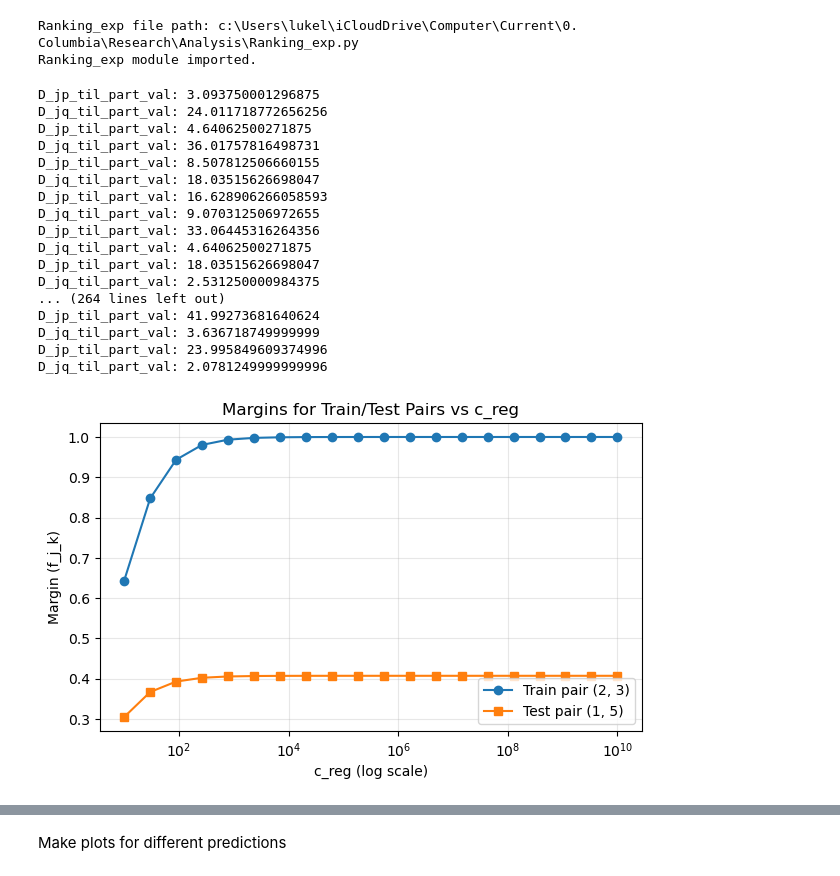
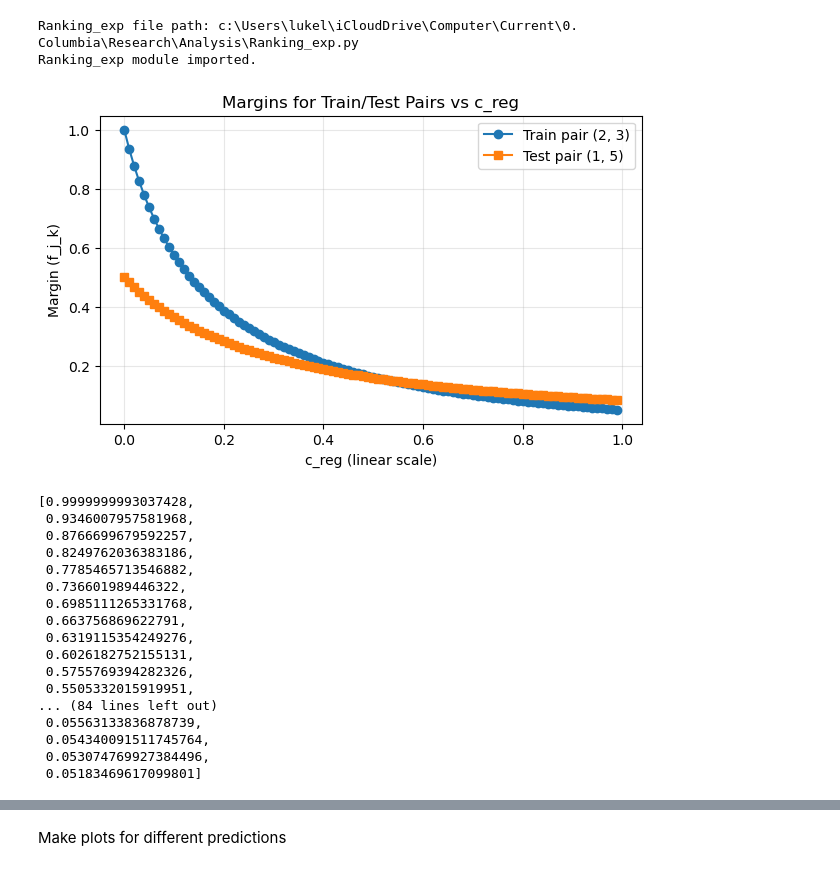
Before and after one commit to lukelc23/TI, a Jupyter notebook: Toy_TI - Exception.ipynb, the cells around one changed output, grey strips where cells are left out. Saved outputs shown, nothing was run; the diff lists cells and outputs as text; code cells hidden in the pictures.

```diff
--- a/Toy_TI - Exception.ipynb
+++ b/Toy_TI - Exception.ipynb
@@ -671,66 +699,72 @@ import matplotlib.pyplot as plt
 # If not, you may need to import it as shown in the previous cell
 
 # Define simulation parameters (example values, adjust as needed)
-n = num_items if 'num_items' in locals() else 14  # number of items
-k_o = 0.4
+n = 7
+k_o = 0.425
 k_s = 1
 k_d = 0
 p = 5
 q = 2
+delta_s = k_s - k_d
+
+#This is broken right now.  Fix this later.
+c_var_vals = np.arange(1e-10, 1, 0.01)
+c_vals = 1/(c_var_vals * delta_s)
 
 # Define the training and test pairs to evaluate
 # Use the same pairs as above (replace with your actual pairs if needed)
 train_pair = (q, q+1)  # Example: 1-based indices
 test_pair = (q-1, p)   # Example: 1-based indices
 
 # If you have actual train_pair and test_pair from above, use those
 if 'train_pair' not in locals():
     train_pair = (q, q+1)
 if 'test_pair' not in locals():
     test_pair = (q-1, p)
 
 # Range of c_reg values (logarithmic scale)
-c_reg_values = np.logspace(10, 1, num=20)  # from 1e10 to 10
+# c_reg_values = np.logspace(10, 1e-10, num=20)  # from 1e10 to 10
 
 train_margins = []
 test_margins = []
 
-for c_reg in c_reg_values:
-    sim = Ranking_exp.Ranking_exp(n, k_o, k_s, k_d, p, q, c_reg=c_reg)
+for c_val in c_vals:
+    sim = Ranking_exp.Ranking_exp(n, k_o, k_s, k_d, p, q, c_reg=c_val)
     # Use the analytic solution to get the ranking vector
-    rank_analytic = sim.calc_rank_analytic()
     # f_j_k = difference in rank between item j and item k, where (j, k) is the tuple
     f_train = sim.f_j_k(train_pair[0], train_pair[1])
     f_test  = sim.f_j_k(test_pair[0], test_pair[1])
     train_margins.append(f_train)
     test_margins.append(f_test)
 
 plt.figure(figsize=(7,4))
-plt.plot(c_reg_values, train_margins, 'o-', label=f"Train pair {train_pair}")
-plt.plot(c_reg_values, test_margins, 's-', label=f"Test pair {test_pair}")
-plt.xscale('log')
-plt.xlabel("c_reg (log scale)")
+plt.plot(c_var_vals, train_margins, 'o-', label=f"Train pair {train_pair}")
+plt.plot(c_var_vals, test_margins, 's-', label=f"Test pair {test_pair}")
+plt.xlabel("c_reg (linear scale)")
 plt.ylabel("Margin (f_j_k)")
 plt.title("Margins for Train/Test Pairs vs c_reg")
 plt.legend()
 plt.grid(True, alpha=0.3)
 plt.show()
 # %% [output]
-D_jp_til_part_val: 3.093750001296875
-D_jq_til_part_val: 24.011718772656256
-D_jp_til_part_val: 4.64062500271875
-D_jq_til_part_val: 36.01757816498731
-D_jp_til_part_val: 8.507812506660155
-D_jq_til_part_val: 18.03515626698047
-D_jp_til_part_val: 16.628906266058593
-D_jq_til_part_val: 9.070312506972655
-D_jp_til_part_val: 33.06445316264356
-D_jq_til_part_val: 4.64062500271875
-D_jp_til_part_val: 18.03515626698047
-D_jq_til_part_val: 2.531250000984375
-... (264 lines left out)
-D_jp_til_part_val: 41.99273681640624
-D_jq_til_part_val: 3.636718749999999
-D_jp_til_part_val: 23.995849609374996
-D_jq_til_part_val: 2.0781249999999996
-[figure, old version]
+[figure, new version]
+# %%
+train_margins
+# %% [output]
+[0.9999999993037428,
+ 0.9346007957581968,
+ 0.8766699679592257,
+ 0.8249762036383186,
+ 0.7785465713546882,
+ 0.736601989446322,
+ 0.6985111265331768,
+ 0.663756869622791,
+ 0.6319115354249276,
+ 0.6026182752155131,
+ 0.5755769394282326,
+ 0.5505332015919951,
+... (84 lines left out)
+ 0.05563133836878739,
+ 0.054340091511745764,
+ 0.053074769927384496,
+ 0.05183469617099801]
```
Also changed, not shown: parts of 7 cells of this notebook, 5 other files.
